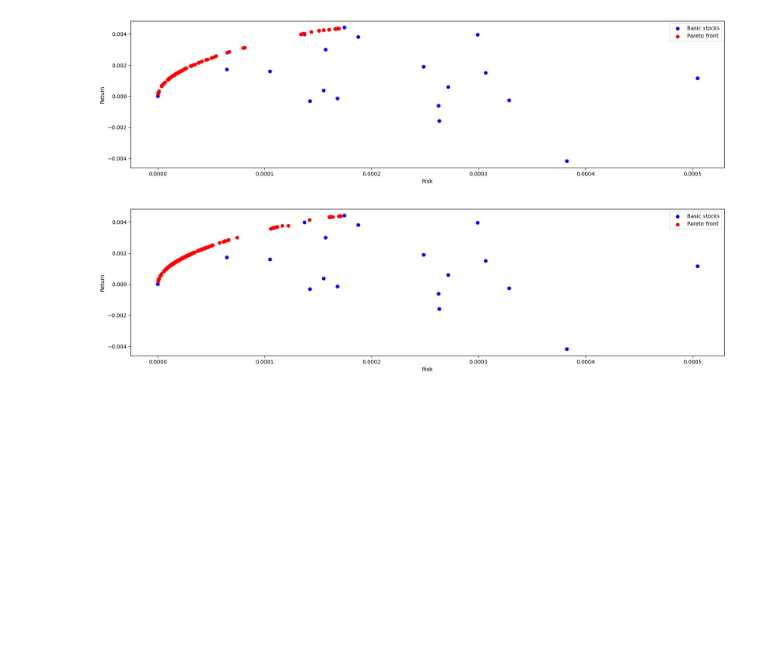
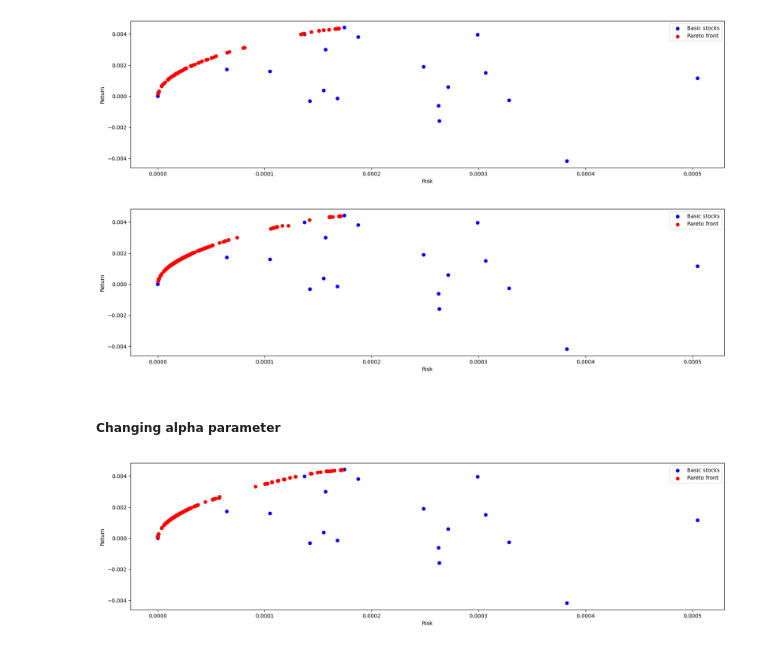
Before and after one commit to MaksWisniewski/PortfolioOpt, a Jupyter notebook: nsga2.ipynb, the cells around one changed output. Saved outputs shown, nothing was run; the diff lists cells and outputs as text; code cells hidden in the pictures; blank space fills up the shorter version.

```diff
--- a/nsga2.ipynb
+++ b/nsga2.ipynb
@@ -322,3 +349,14 @@ show_results(stock_risk=stock_returns_semi_var,
              number_of_iterations=400)
 # %% [output]
 [figure]
+# %% [markdown]
+##### Changing alpha parameter
+# %%
+show_results(stock_risk=stock_returns_semi_var,
+             objective_function=portfolio_objective_function(risk_function=portfolio_risk_semi_var),
+             population_size=200,
+             number_of_offspring=400,
+             number_of_iterations=400,
+             alpha=0.5)
+# %% [output]
+[figure, added]
```
Also changed, not shown: parts of 21 cells of this notebook.
